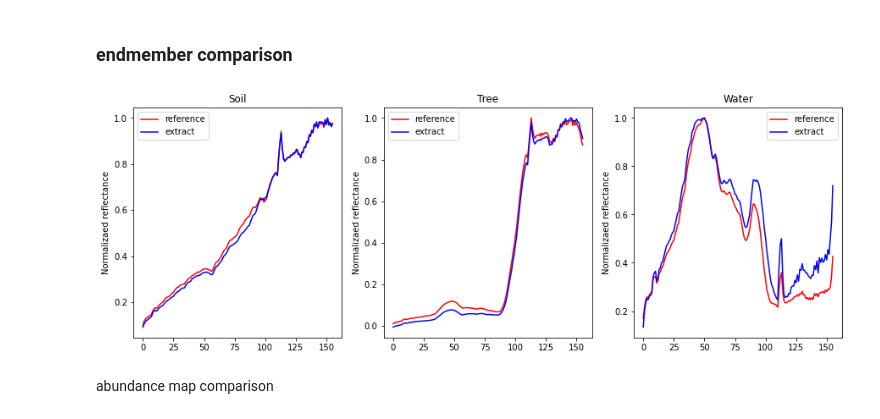
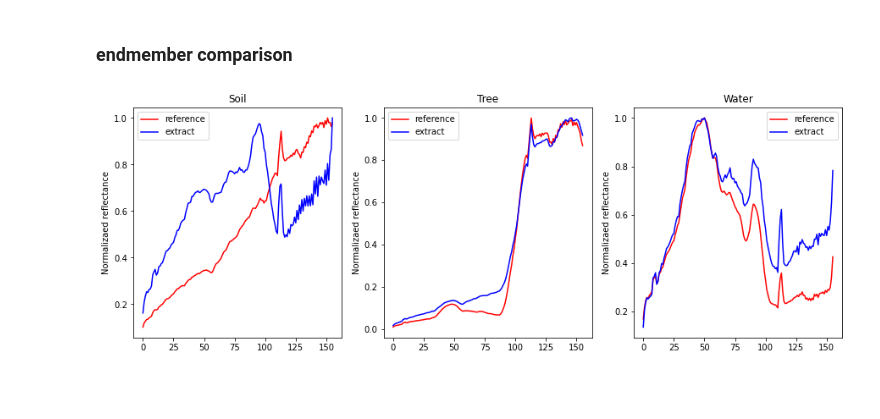
Before and after one commit to Sodascrew/PapersWithCode, a Jupyter notebook: CNNAEU/src/CNNAEU.ipynb, the cells around one changed output. Drawn from its saved outputs; the diff is of its cells as text; code cells hidden in the pictures; blank space fills up the shorter version.

Commit message:
update CNNAEU src

```diff
--- a/CNNAEU/src/CNNAEU.ipynb
+++ b/CNNAEU/src/CNNAEU.ipynb
@@ -310,7 +310,7 @@ tensor(-0.3254, device='cuda:0', grad_fn=<MinBackward1>) tensor(0.4445, device='
 ## prediction of abundance map
 # %%
 model = CNNAE()
-model.load_state_dict(torch.load('./model/CNNAEU_7.pth'))
+model.load_state_dict(torch.load('./model/CNNAEU_8_bad.pth'))
 model.to('cpu')
 model.eval()
 '''读取输入图片'''
@@ -320,4 +320,4 @@ PATH = os.path.join(img_folder, training_file)
 train_data = scipy.io.loadmat(PATH)
 image = train_data['V'].T.reshape(95,95,156)   #原图像(95,95,156)
 image_tensor = torch.from_numpy(image)
-image_tensor = image_tensor.permute(2,0,1).contiguous().view(1,156,95,95)
+image_tensor = image_tensor.permute(2,0,1).unsqueeze(0)   #torch.Size([1, 156, 95, 95])
@@ -361,0 +324,11 @@ plt.show()
+# %%
+predict_abundance,_ = model(image_tensor.float())
+predict_abundance = predict_abundance[0]
+
+'''visualization'''
+fig = plt.figure(figsize=(15, 5))
+for i in range(3):
+    fig.add_subplot(1, 3, i+1)
+    plt.imshow(predict_abundance[i].detach().T)
+    plt.axis('off')
+plt.show()
@@ -454,25 +429,23 @@ torch.Size([156, 3, 11, 11])
 ### endmember comparison
 # %%
 rows, columns = 1, 3
-order = [2,1,0]    #手动匹配类型
+order = [2,0,1]    #手动匹配类型
 endmember_list = ['Soil', 'Tree', 'Water']
 extract_endmembers_list = [] #保存ordered extract endmembers
 
 fig = plt.figure(figsize=(15, 5))
 
 for i in range(3):
     fig.add_subplot(rows, columns, i+1)
     plt.plot(bands, endmembers[i] / endmembers[i].max(), 'r', label='reference')
     tmp = extract_endmembers[order[i]].reshape((-1,156)).sum(dim=0)
     tmp = tmp / tmp.max()
     extract_endmembers_list.append(tmp)
     plt.plot(bands, np.array(extract_endmembers_list[i].cpu().detach()), 'b', label='extract')
     plt.legend()
     plt.ylabel("Normalizaed reflectance")
     plt.title(endmember_list[i])
 
 plt.show()
 # %% [output]
-[figure, old version]
+[figure, new version]
-# %% [markdown]
-abundance map comparison
```
Also changed, not shown: parts of 12 cells of this notebook.
